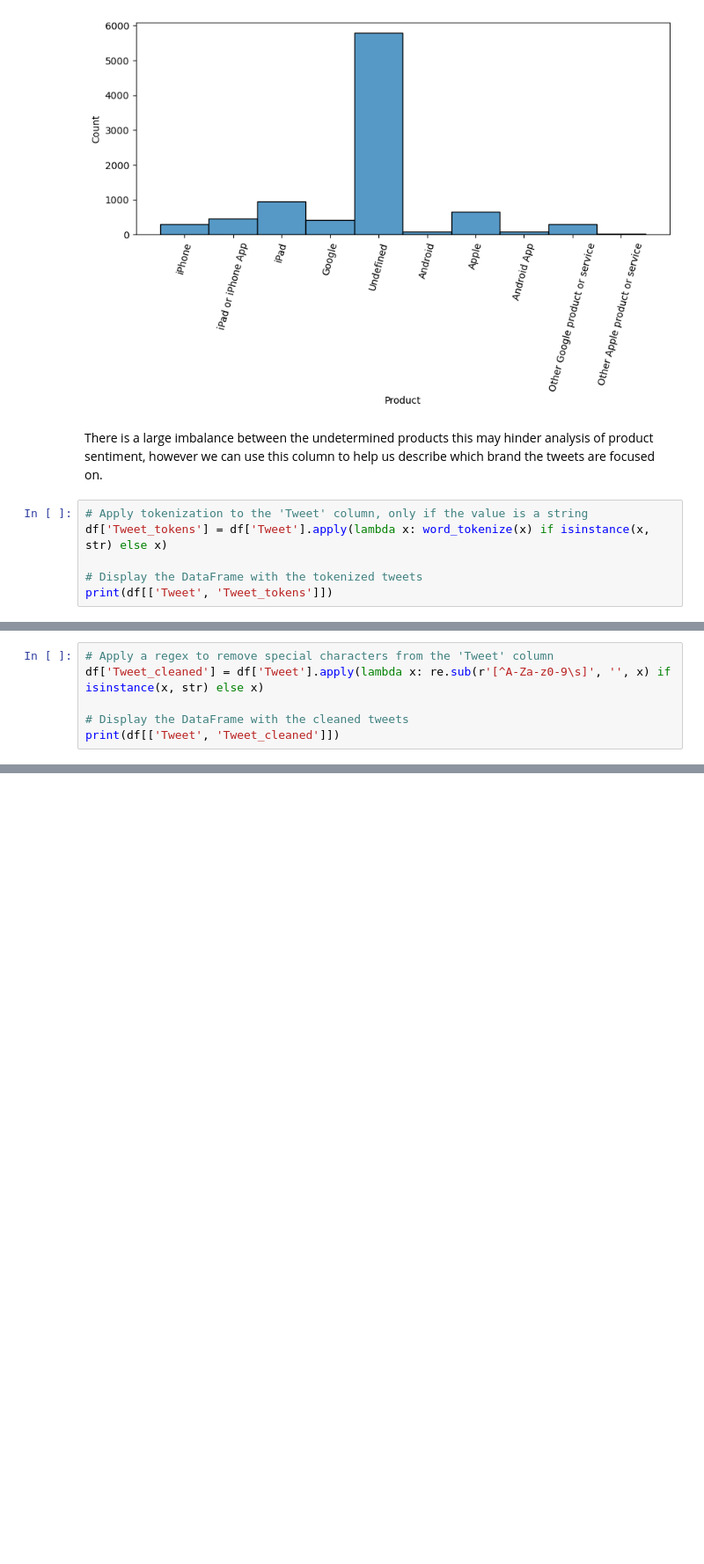
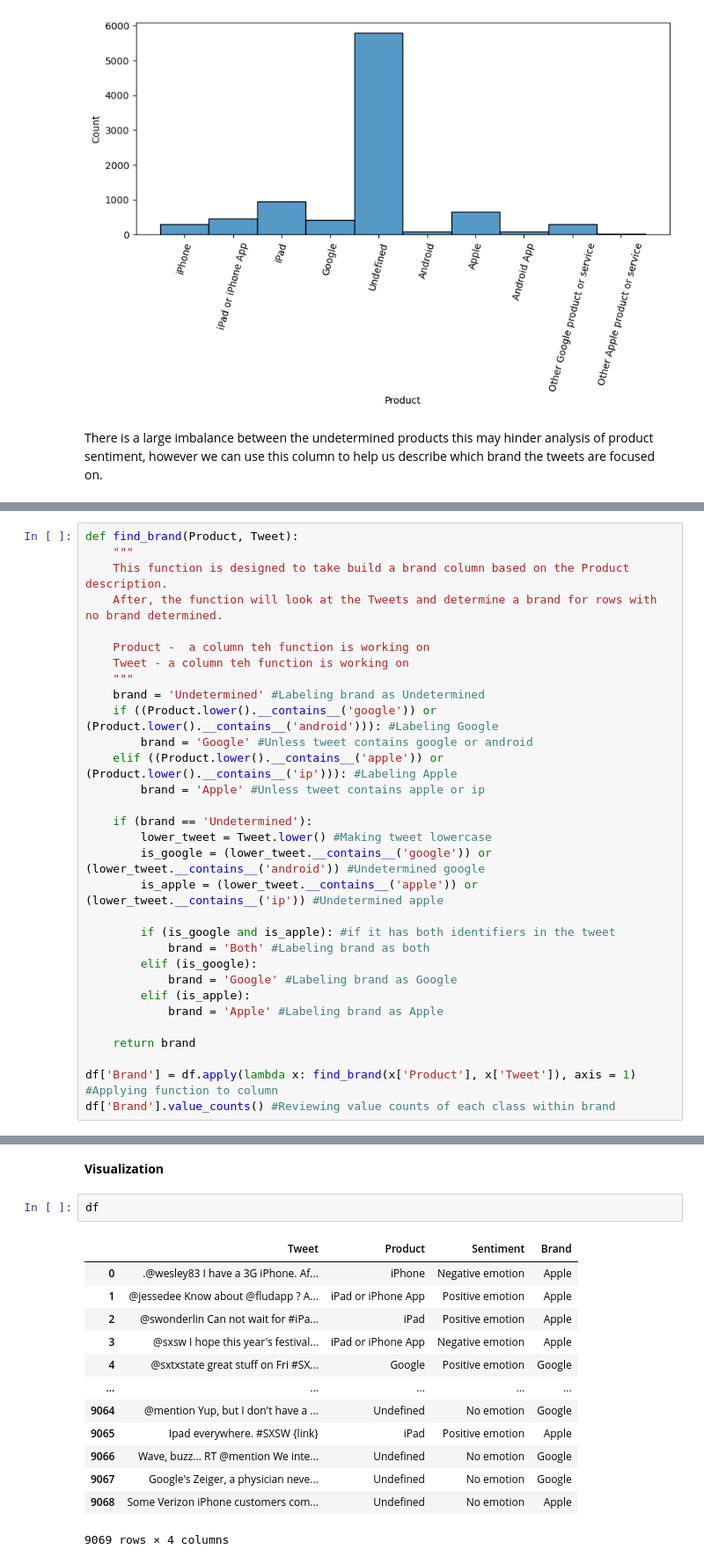
Before and after one commit to ericrono/Brands-and-Product-Emotions, a Jupyter notebook: Notebbok.ipynb, the cells around one changed output, grey strips where cells are left out. Shown: that part at 88% size. Drawn from its saved outputs; the diff is of its cells as text; blank space fills up the shorter version.

Commit message:
visualizations

```diff
--- a/Notebbok.ipynb
+++ b/Notebbok.ipynb
@@ -329,9 +329,3 @@ plt.show()
 [figure]
 # %% [markdown]
 There is a large imbalance between the undetermined products this may hinder analysis of product sentiment, however we can use this column to help us describe which brand the tweets are focused on.
-# %%
-# Apply tokenization to the 'Tweet' column, only if the value is a string
-df['Tweet_tokens'] = df['Tweet'].apply(lambda x: word_tokenize(x) if isinstance(x, str) else x)
-
-# Display the DataFrame with the tokenized tweets
-print(df[['Tweet', 'Tweet_tokens']])
@@ -409,6 +331,0 @@ print(df[['Tweet', 'Tweet_stemmed']])
-# %%
-# Apply a regex to remove special characters from the 'Tweet' column
-df['Tweet_cleaned'] = df['Tweet'].apply(lambda x: re.sub(r'[^A-Za-z0-9\s]', '', x) if isinstance(x, str) else x)
-
-# Display the DataFrame with the cleaned tweets
-print(df[['Tweet', 'Tweet_cleaned']])
@@ -432,0 +350,31 @@ print(df[['Tweet', 'Tweet_cleaned']])
+# %%
+def find_brand(Product, Tweet):
+    """
+    This function is designed to take build a brand column based on the Product description.
+    After, the function will look at the Tweets and determine a brand for rows with no brand determined.
+
+    Product -  a column teh function is working on
+    Tweet - a column teh function is working on
+    """
+    brand = 'Undetermined' #Labeling brand as Undetermined
+    if ((Product.lower().__contains__('google')) or (Product.lower().__contains__('android'))): #Labeling Google
+        brand = 'Google' #Unless tweet contains google or android
+    elif ((Product.lower().__contains__('apple')) or (Product.lower().__contains__('ip'))): #Labeling Apple
+        brand = 'Apple' #Unless tweet contains apple or ip
+
+    if (brand == 'Undetermined'):
+        lower_tweet = Tweet.lower() #Making tweet lowercase
+        is_google = (lower_tweet.__contains__('google')) or (lower_tweet.__contains__('android')) #Undetermined google
+        is_apple = (lower_tweet.__contains__('apple')) or (lower_tweet.__contains__('ip')) #Undetermined apple
+
+        if (is_google and is_apple): #if it has both identifiers in the tweet
+            brand = 'Both' #Labeling brand as both
+        elif (is_google):
+            brand = 'Google' #Labeling brand as Google
+        elif (is_apple):
+            brand = 'Apple' #Labeling brand as Apple
+
+    return brand
+
+df['Brand'] = df.apply(lambda x: find_brand(x['Product'], x['Tweet']), axis = 1) #Applying function to column
+df['Brand'].value_counts() #Reviewing value counts of each class within brand
@@ -432,0 +388,18 @@ print(df[['Tweet', 'Tweet_cleaned']])
+# %% [markdown]
+**Visualization**
+# %%
+df
+# %% [output]
+|  | Tweet | Product | Sentiment | Brand |
+| 0 | .@wesley83 I have a 3G iPhone. Af... | iPhone | Negative emotion | Apple |
+| 1 | @jessedee Know about @fludapp ? A... | iPad or iPhone App | Positive emotion | Apple |
+| 2 | @swonderlin Can not wait for #iPa... | iPad | Positive emotion | Apple |
+| 3 | @sxsw I hope this year's festival... | iPad or iPhone App | Negative emotion | Apple |
+| 4 | @sxtxstate great stuff on Fri #SX... | Google | Positive emotion | Google |
+| ... | ... | ... | ... | ... |
+| 9064 | @mention Yup, but I don't have a ... | Undefined | No emotion | Google |
+| 9065 | Ipad everywhere. #SXSW {link} | iPad | Positive emotion | Apple |
+| 9066 | Wave, buzz... RT @mention We inte... | Undefined | No emotion | Google |
+| 9067 | Google's Zeiger, a physician neve... | Undefined | No emotion | Google |
+| 9068 | Some Verizon iPhone customers com... | Undefined | No emotion | Apple |
+9069 rows × 4 columns
```
Also changed, not shown: parts of 8 cells of this notebook.
